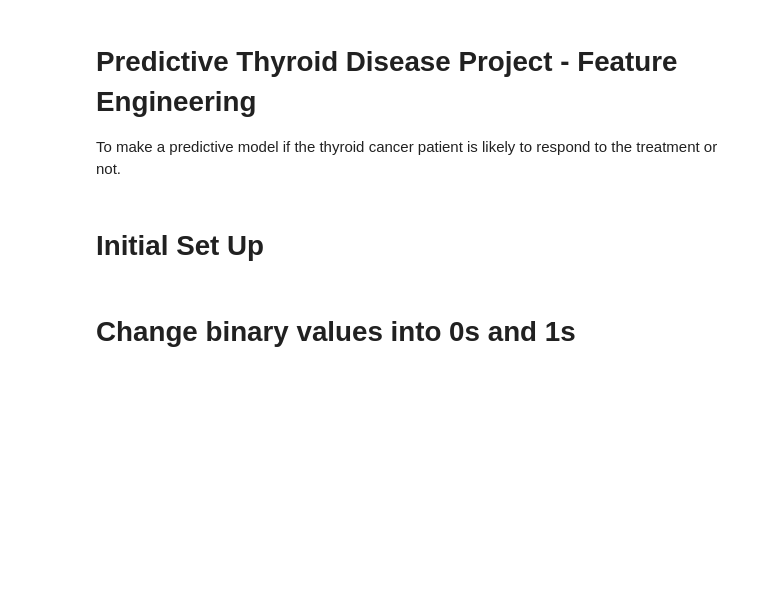
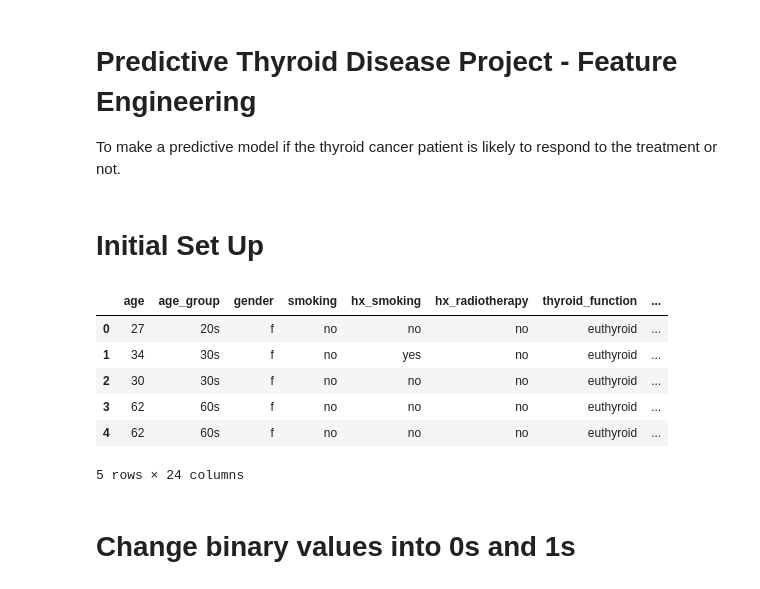
Before and after one commit to madmaxtoastflytiger/CaptStone2-Thyroid-Disease, a Jupyter notebook: 4_ThyroidDisease_FeatureEngineering.ipynb, the cells around one changed output. Cells and saved outputs as stored; diff of their text form; code cells hidden in the pictures; blank space fills up the shorter version.

```diff
--- a/4_ThyroidDisease_FeatureEngineering.ipynb
+++ b/4_ThyroidDisease_FeatureEngineering.ipynb
@@ -23,6 +23,16 @@ import MyCustDataSciLib as MyCustDataSciLib
 # %%
 # Load your cleaned CSV file
 df = pd.read_csv('Thyroid_Disease_DataWrangled.csv') # Change it to Thyroid_Disease_EDA
+# %%
+df.head()
+# %% [output]
+|  | age | age_group | gender | smoking | hx_smoking | hx_radiotherapy | thyroid_function | ... |
+| 0 | 27 | 20s | f | no | no | no | euthyroid | ... |
+| 1 | 34 | 30s | f | no | yes | no | euthyroid | ... |
+| 2 | 30 | 30s | f | no | no | no | euthyroid | ... |
+| 3 | 62 | 60s | f | no | no | no | euthyroid | ... |
+| 4 | 62 | 60s | f | no | no | no | euthyroid | ... |
+5 rows × 24 columns
 # %% [markdown]
 # Change binary values into 0s and 1s
 # %%
```
Also changed, not shown: 3 other files.
